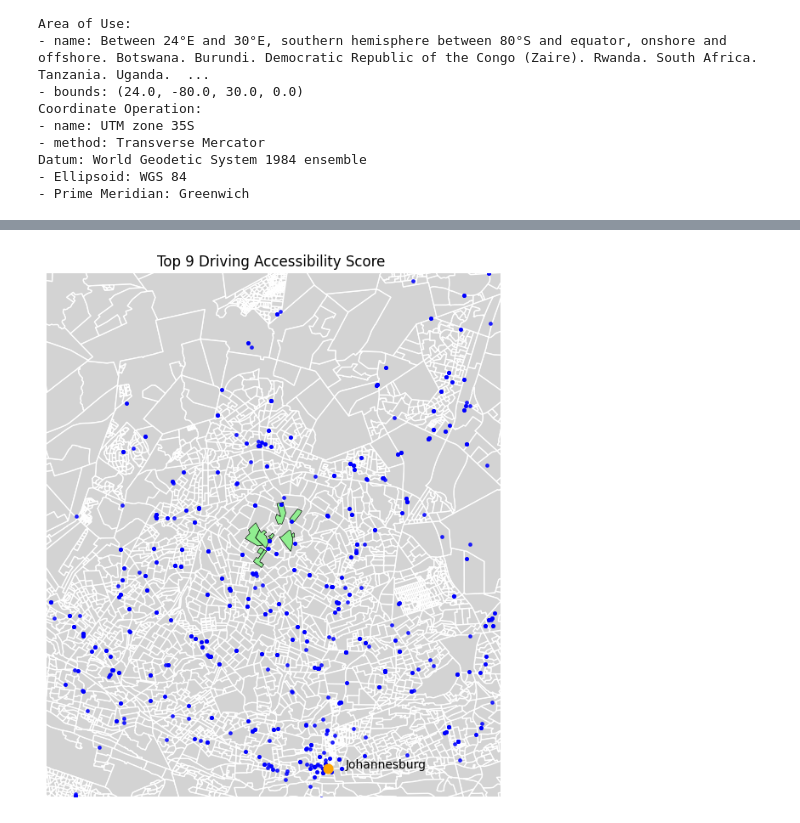
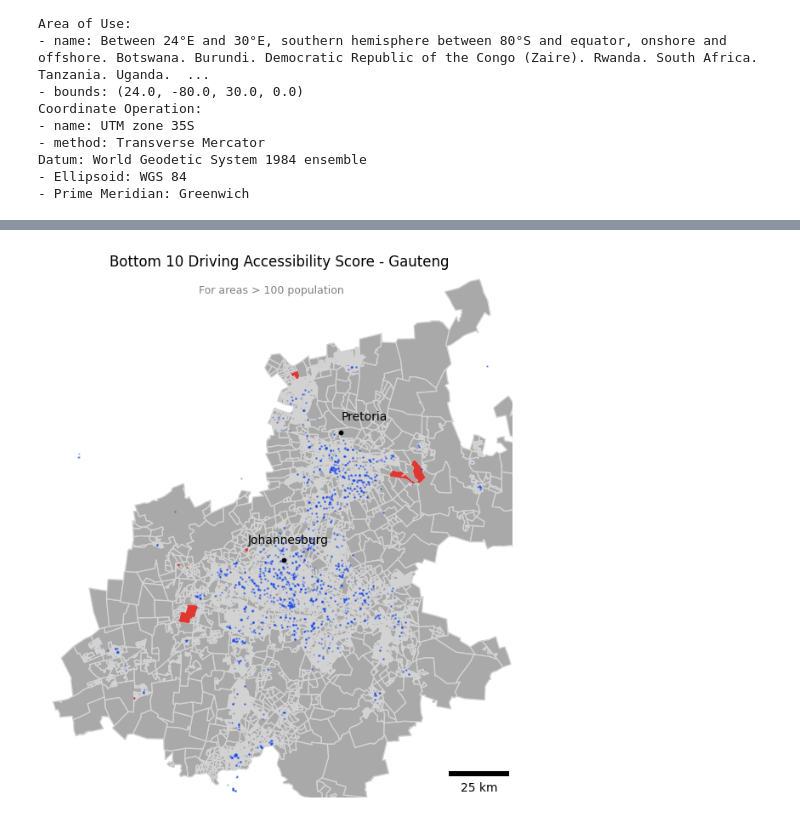
Before and after one commit to tess-vu/south-africa-healthcare, a Jupyter notebook: notebooks/2sfca.ipynb, the cells around one changed output, grey strips where cells are left out. Saved outputs shown, nothing was run; the diff lists cells and outputs as text; code cells hidden in the pictures.

```diff
--- a/notebooks/2sfca.ipynb
+++ b/notebooks/2sfca.ipynb
@@ -631,3 +773,19 @@ allaccess.to_csv("../../new_allaccess.csv", index=False)
+# %%
+allaccess=pd.read_csv('../../new_allaccess.csv')
+# %%
+salpoly = salpoly.to_crs(epsg=3857)
+allaccess = allaccess.drop(columns=["geometry"], errors="ignore").merge(
+    salpoly[["EA_CODE", "geometry"]],
+    on="EA_CODE",
+    how="left",
+  )
+import geopandas as gpd
+
+allaccess = gpd.GeoDataFrame(
+    allaccess,
+    geometry="geometry",
+    crs=salpoly.crs  # or "EPSG:3857" if already projected
+)
 # %%
 pharm_with_sal = pharm_with_sal.to_crs(allaccess.crs)
 # %%
@@ -922,54 +1235,85 @@ plt.show()
 # %%
 highlight_codes = [
-
-79814126,
-79814112,
-79814128,
-79814136,
-79815745,
-79814137,
-79815736,
-79814114,
-79814127,
+76310653,
+79911566,
+79914587,
+76310630,
+76410007,
+79914588,
+76310565,
+76610048,
+76610029,
+79910975,
 
 ]
 
 fig, ax = plt.subplots(figsize=(8,8))
 
-gdf_prov = allaccess[allaccess['PR_NAME_x'] == 'Gauteng']
+gdf_prov = allaccess[allaccess['PR_NAME'] == 'Gauteng']
 
 subset = gdf_prov[gdf_prov['EA_CODE'].isin(highlight_codes)]
 
 # base
-gdf_prov.plot(ax=ax, color='lightgrey', edgecolor='white')
+gdf_prov.plot(ax=ax,
+              color='darkgrey',
+              edgecolor='lightgrey'   )
 
 # highlight
-subset.plot(ax=ax, color='lightgreen', edgecolor='black', linewidth=0.5)
+subset.plot(ax=ax, color='#DE3831',
+            linewidth=0.6,
+           edgecolor='#DE3831')
 #pharmacy points
 pharm_with_sal.plot(
     ax=ax,
-    color='blue',
-    markersize=6,
-    alpha=0.8
+    color='#001147',
+    markersize=.75,
+    alpha=0.25,
+    edgecolor="#2E5FFF"
+)
+scalebar = ScaleBar(
+    dx=1,              # 1 unit = 1 meter (because of EPSG:3857)
+    units="m",
+    dimension="si-length",
+    location='lower right'
 )
 
 # after polygons + pharmacies
-ax.scatter(28.0473, -26.2041, color='orange', s=60, zorder=6)
-ax.text(28.0473+0.01, -26.2041, "Johannesburg", fontsize=10)
+#
+ax.scatter(3118870, -3005460, color='black', s=10, zorder=20)
+ax.text(3118870 -15000, -3005460+7000, "Johannesburg", fontsize=10, ha='left')
+ax.scatter(3142400, -2952500, color='black', s=10, zorder=20)
+ax.text(3142400 , -2952500 + 5000, "Pretoria", fontsize=10)
+# ax.scatter(3049000, -3024000, color='black', s=10, zorder=20)
+# ax.text(3049000 - 20000, -3024000+7000  , "Merafong City", fontsize=10)
+
+
+
+
+# 🔥 AUTO ZOOM
 minx, miny, maxx, maxy = subset.total_bounds
 
-
-# optional padding so it's not tight
-pad_x = (maxx - minx) * 3.5
-pad_y = (maxy - miny) * 3.5
+# optional padding
+pad_x = (maxx - minx)*0.3
+pad_y = (maxy - miny)*0.3
 
 ax.set_xlim(minx - pad_x, maxx + pad_x)
 ax.set_ylim(miny - pad_y, maxy + pad_y)
+ax.add_artist(scalebar)
 
-ax.set_title("Top 9 Driving Accessibility Score ")
+ax.set_title("Bottom 10 Driving Accessibility Score - Gauteng", fontsize=12,)
+
+# subtitle
+fig.text(
+    0.5,0.85,
+    "For areas > 100 population",
+    ha='center',
+    fontsize=9,
+    color='gray'
+)
+
 ax.axis('off')
-plt.savefig("images/topdrive.png", dpi=300, bbox_inches='tight')
+plt.savefig("images/bottomdrivegauteng.png", dpi=300, bbox_inches='tight')
 
 plt.show()
 # %% [output]
-[figure, old version]
+[figure, new version]
```
Also changed, not shown: parts of 75 cells of this notebook, 18 other files.
